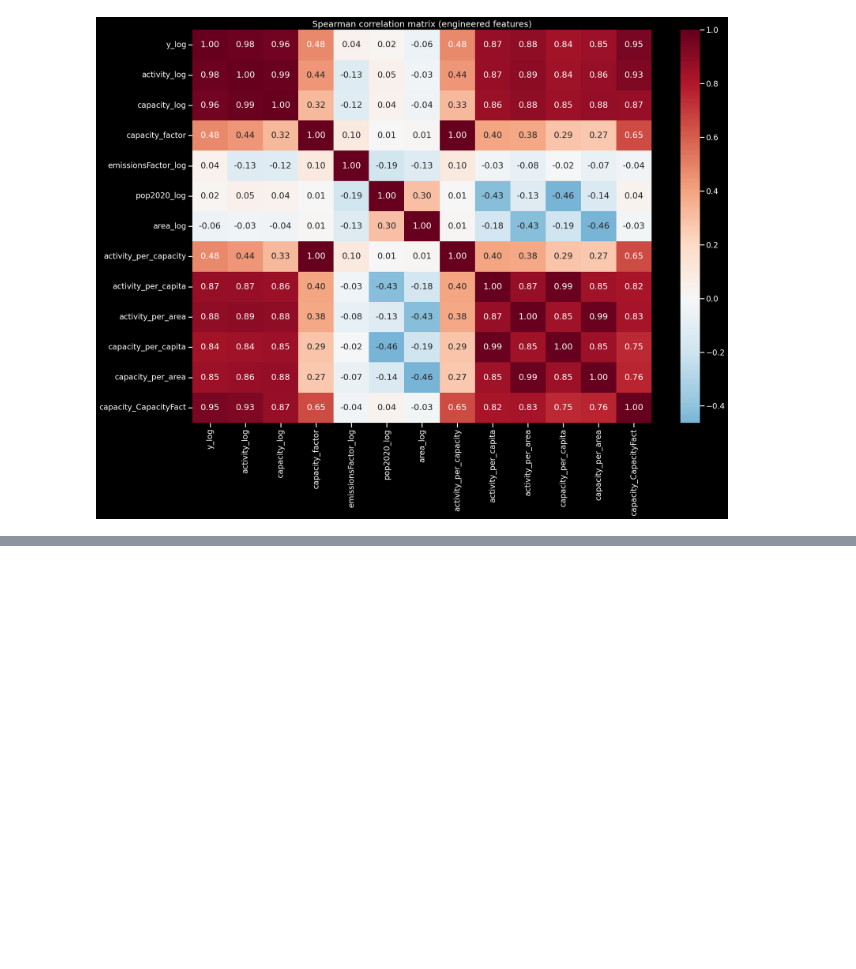
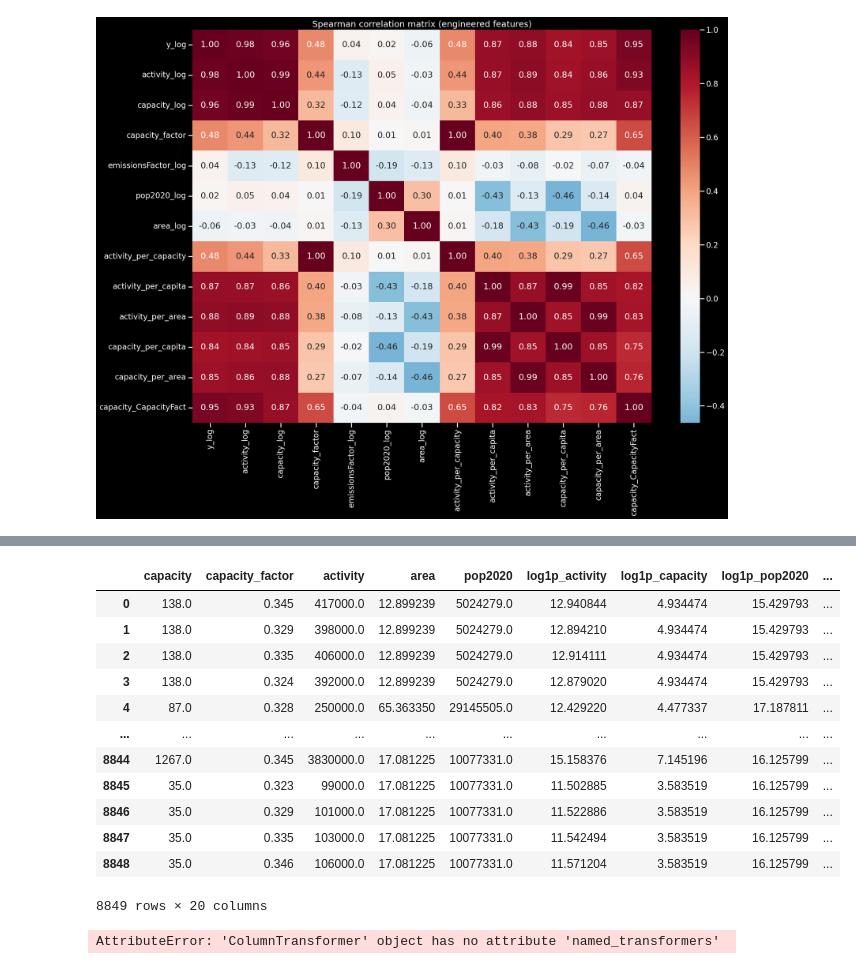
Before and after one commit to madhurdevkota/greenHouse_Emission_predictor_mlops, a Jupyter notebook: notebooks/01_exploratory_data_analysis.ipynb, the cells around one changed output, grey strips where cells are left out. Drawn from its saved outputs; the diff is of its cells as text; code cells hidden in the pictures; blank space fills up the shorter version.

```diff
--- a/notebooks/01_exploratory_data_analysis.ipynb
+++ b/notebooks/01_exploratory_data_analysis.ipynb
@@ -359,0 +366,51 @@ plt.tight_layout()
+# %%
+input_file = pathlib.Path( '../data/processed/processed_data.csv' )
+# %%
+from features import engineer
+import sklearn as skl
+df = pd.read_csv( input_file )
+df_featured = engineer.create_features( df )
+df_featured
+
+
+def create_preprocessor():
+    """Create a preprocessing pipeline."""
+    # Define feature groups
+    cat_col_ls = ['state', 'source_type', 'inter']
+    # Preprocessing for categorical features
+    categorical_transformer = skl.pipeline.Pipeline(
+        steps= [  (  'onehot', skl.preprocessing.OneHotEncoder( handle_unknown='ignore', sparse_output= True )  ),
+               ]
+    )
+
+    preprocessor = skl.compose.ColumnTransformer(
+        transformers= [     (  'cat', categorical_transformer, cat_col_ls  ),
+                      ]
+    )
+
+
+    return preprocessor
+
+
+
+# Create and fit the preprocessor
+
+preprocessor = create_preprocessor()
+
+xx = df_featured.drop( columns= ['emissions_quantity'] , errors= 'ignore' )  # Features only
+yy = df_featured['emissions_quantity']  # Target variable
+
+## features remaining after one-hot encoding categorical variables
+REMAINING_Features_ls = [
+    'capacity', 'capacity_factor', 'activity',
+    'area', 'pop2020',
+    'log1p_activity', 'log1p_capacity', 'log1p_pop2020', 'log1p_area',
+    'log1Pop_density', 'activity_per_capita', 'activity_per_area',
+    'capacity_per_capita', 'capacity_density', 'potential_output',
+    'utilization_ratio', 'activity_capacityFactor', 'activity_per_capacity',
+    'activity_capacity', 'capacity_factor_capacity',
+]
+
+xx_remainingFeatures_df = xx.filter( REMAINING_Features_ls )
+xx_remainingFeatures_df
+# %% [output]
@@ -359,0 +419,20 @@ plt.tight_layout()
+|  | capacity | capacity_factor | activity | area | pop2020 | log1p_activity | log1p_capacity | log1p_pop2020 | ... |
+| 0 | 138.0 | 0.345 | 417000.0 | 12.899239 | 5024279.0 | 12.940844 | 4.934474 | 15.429793 | ... |
+| 1 | 138.0 | 0.329 | 398000.0 | 12.899239 | 5024279.0 | 12.894210 | 4.934474 | 15.429793 | ... |
+| 2 | 138.0 | 0.335 | 406000.0 | 12.899239 | 5024279.0 | 12.914111 | 4.934474 | 15.429793 | ... |
+| 3 | 138.0 | 0.324 | 392000.0 | 12.899239 | 5024279.0 | 12.879020 | 4.934474 | 15.429793 | ... |
+| 4 | 87.0 | 0.328 | 250000.0 | 65.363350 | 29145505.0 | 12.429220 | 4.477337 | 17.187811 | ... |
+| ... | ... | ... | ... | ... | ... | ... | ... | ... | ... |
+| 8844 | 1267.0 | 0.345 | 3830000.0 | 17.081225 | 10077331.0 | 15.158376 | 7.145196 | 16.125799 | ... |
+| 8845 | 35.0 | 0.323 | 99000.0 | 17.081225 | 10077331.0 | 11.502885 | 3.583519 | 16.125799 | ... |
+| 8846 | 35.0 | 0.329 | 101000.0 | 17.081225 | 10077331.0 | 11.522886 | 3.583519 | 16.125799 | ... |
+| 8847 | 35.0 | 0.335 | 103000.0 | 17.081225 | 10077331.0 | 11.542494 | 3.583519 | 16.125799 | ... |
+| 8848 | 35.0 | 0.346 | 106000.0 | 17.081225 | 10077331.0 | 11.571204 | 3.583519 | 16.125799 | ... |
+8849 rows × 20 columns
+# %%
+## get one-hot encoded feature names
+ohe = preprocessor.named_transformers['cat'].named_steps['onehot']
+
+# ohe
+# %% [output]
+AttributeError: 'ColumnTransformer' object has no attribute 'named_transformers'
```
Also changed, not shown: parts of 6 cells of this notebook, 7 other files.
